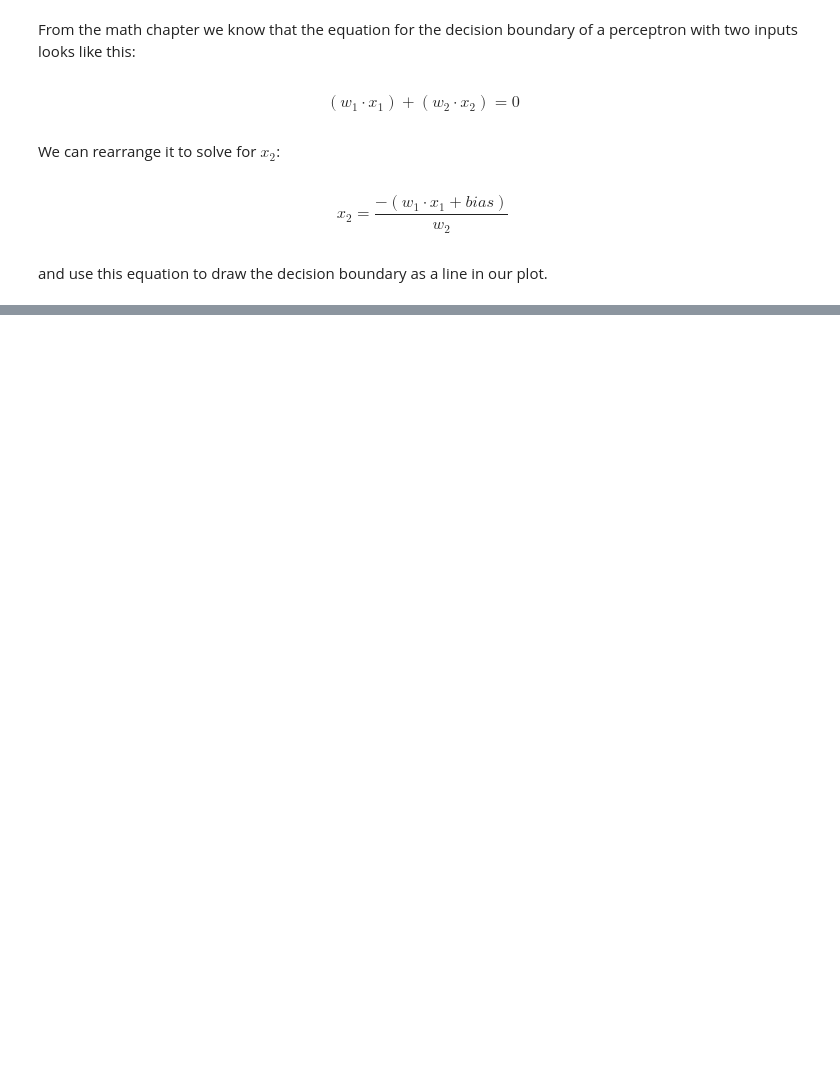
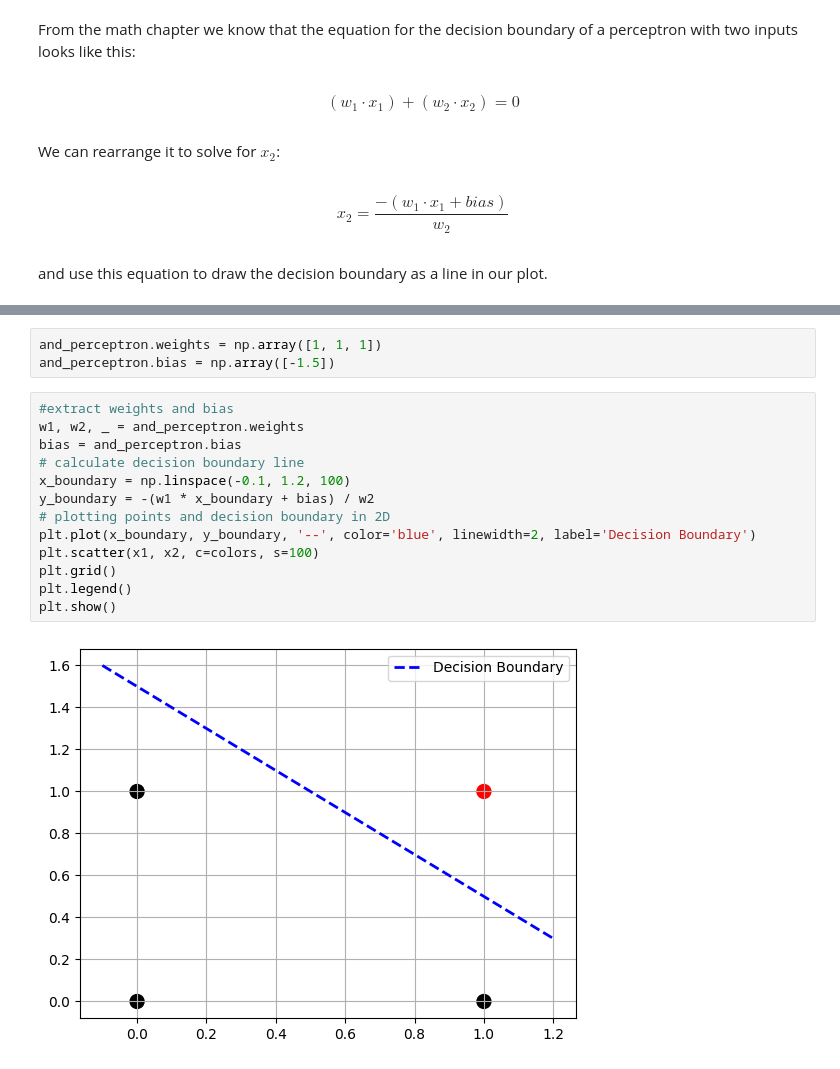
Before and after one commit to 1fancyname/neune, a Jupyter notebook: content/_ch2_the_perceptron/basic_perceptron_py.ipynb, the cells around one changed output, grey strips where cells are left out. Cells and saved outputs as stored; diff of their text form; blank space fills up the shorter version.

Commit message:
AND perceptron

```diff
--- a/content/_ch2_the_perceptron/basic_perceptron_py.ipynb
+++ b/content/_ch2_the_perceptron/basic_perceptron_py.ipynb
@@ -308,0 +312,18 @@ plt.show()
+# %%
+and_perceptron.weights = np.array([1, 1, 1])
+and_perceptron.bias = np.array([-1.5])
+# %%
+#extract weights and bias
+w1, w2, _ = and_perceptron.weights
+bias = and_perceptron.bias
+# calculate decision boundary line
+x_boundary = np.linspace(-0.1, 1.2, 100)
+y_boundary = -(w1 * x_boundary + bias) / w2
+# plotting points and decision boundary in 2D
+plt.plot(x_boundary, y_boundary, '--', color='blue', linewidth=2, label='Decision Boundary')
+plt.scatter(x1, x2, c=colors, s=100)
+plt.grid()
+plt.legend()
+plt.show()
+# %% [output]
+[figure, added]
```
Also changed, not shown: parts of 5 cells of this notebook.
